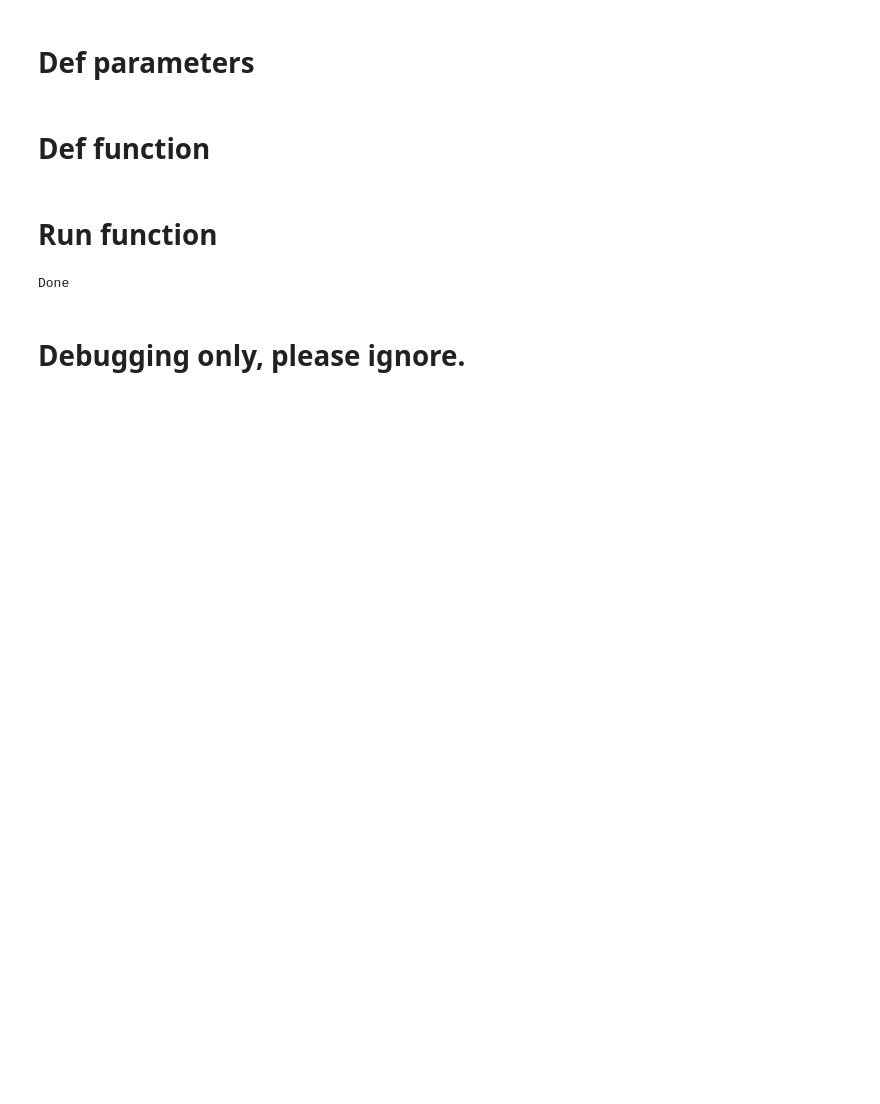
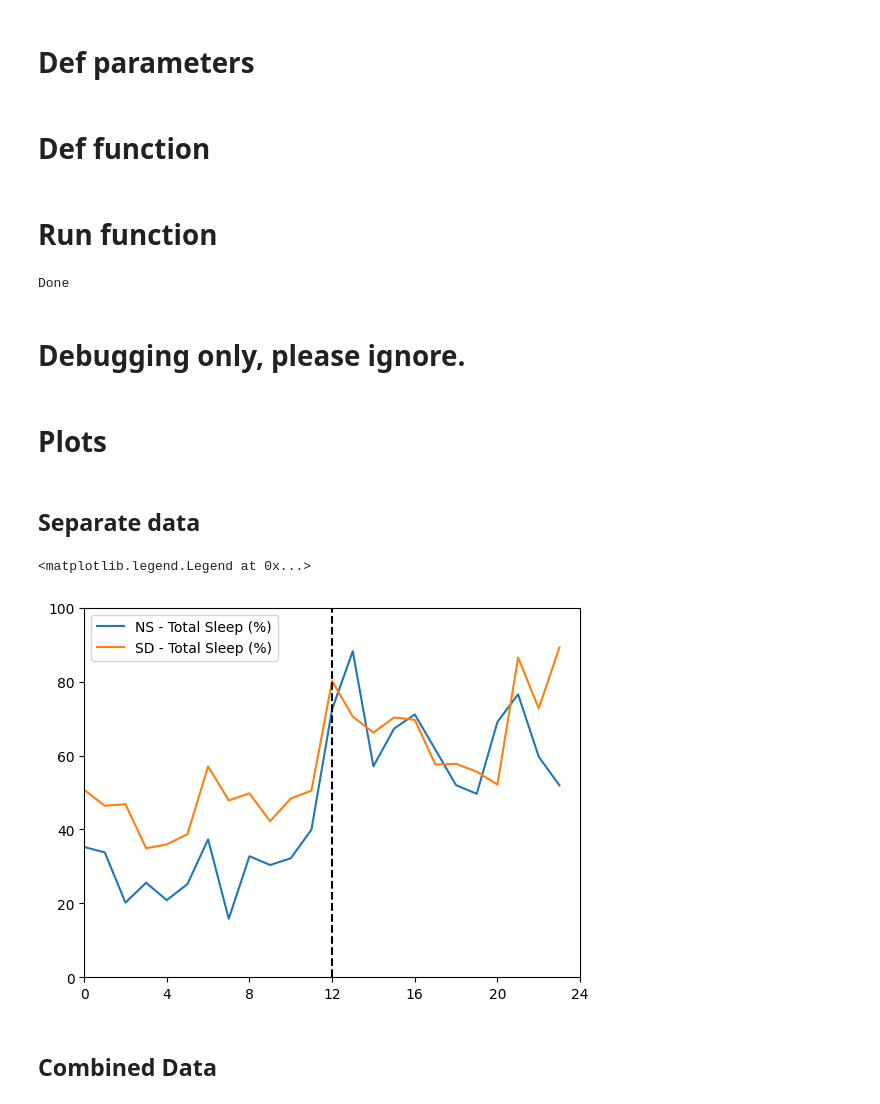
Before and after one commit to Carboneinerte/SleepAnalysis, a Jupyter notebook: separate_days.ipynb, the cells around one changed output. Cells and saved outputs as stored; diff of their text form; code cells hidden in the pictures; blank space fills up the shorter version.

Commit message:
Automatic sleep analysis average and plotting

```diff
--- a/separate_days.ipynb
+++ b/separate_days.ipynb
@@ -192,3 +194,27 @@ for n, key in enumerate(list_pos_CT0.keys()):
         df_temp.to_csv(f'{dir_input}\output\{exp_df.loc[n,"Date"]}_{sample}-{exp_df.loc[n,"Expe"]}.csv',index=None)
 # %%
 unique_dates_noslash
+# %% [markdown]
+# Plots
+# %% [markdown]
+## Separate data
+# %%
+df_NS = pd.read_excel(r'E:\R\Sleep\Output\2025-06-16_Normal-Sleep\1269984_2025-06-16_Normal-Sleep.xlsx', sheet_name = 'ZT-Mean')
+df_SD = pd.read_excel(r'E:\R\Sleep\Output\2025-06-27_Sleep-Disruption_week1\1269984_2025-06-27_Sleep-Disruption_week1.xlsx', sheet_name = 'ZT-Mean')
+# %%
+df_NS['Total_Sleep_pct'] = df_NS['NREM_Percent'] + df_NS['REM_Percent']
+df_SD['Total_Sleep_pct'] = df_SD['NREM_Percent'] + df_SD['REM_Percent']
+# %%
+import matplotlib.pyplot as plt
+plt.plot(df_NS['Wake_Percent'], label ='NS - Total Sleep (%)')
+plt.plot(df_SD['Wake_Percent'], label ='SD - Total Sleep (%)')
+plt.vlines(x=12, ymin=0, ymax=100, linestyles='dashed', color = 'black')
+plt.xlim(0,24)
+plt.ylim(0,100)
+plt.xticks([0,4,8,12,16,20,24])
+plt.legend()
+# %% [output]
+<matplotlib.legend.Legend at 0x...>
+[figure, added]
+# %% [markdown]
+## Combined Data
```
Also changed, not shown: parts of 41 cells of this notebook, 3 other files.
